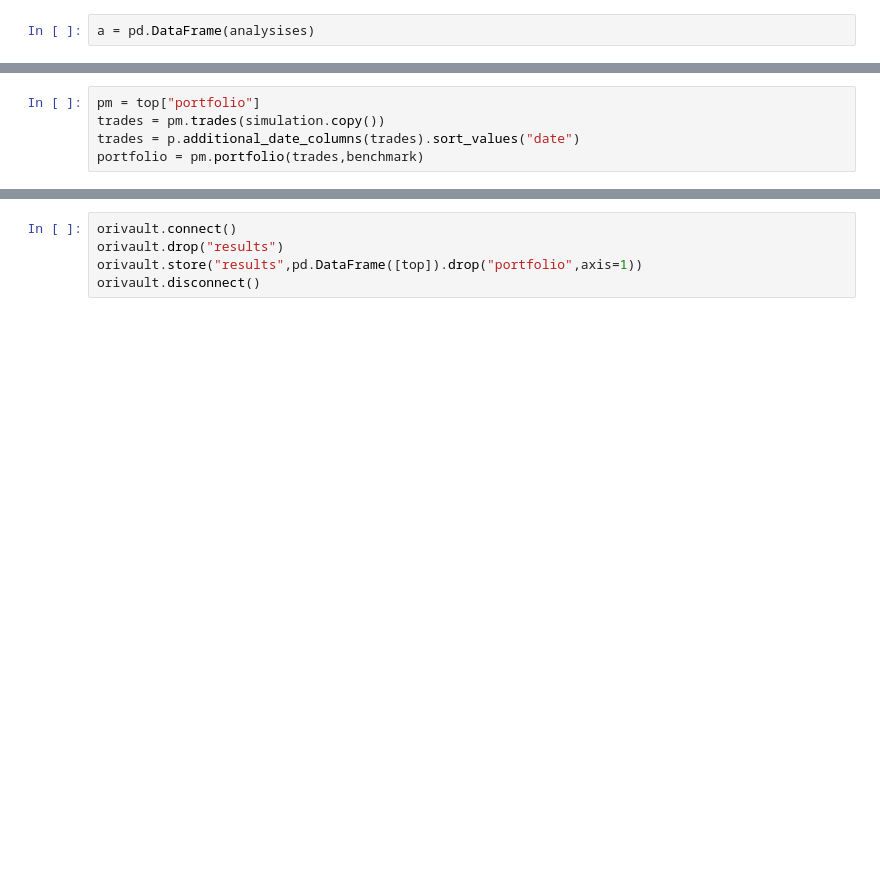
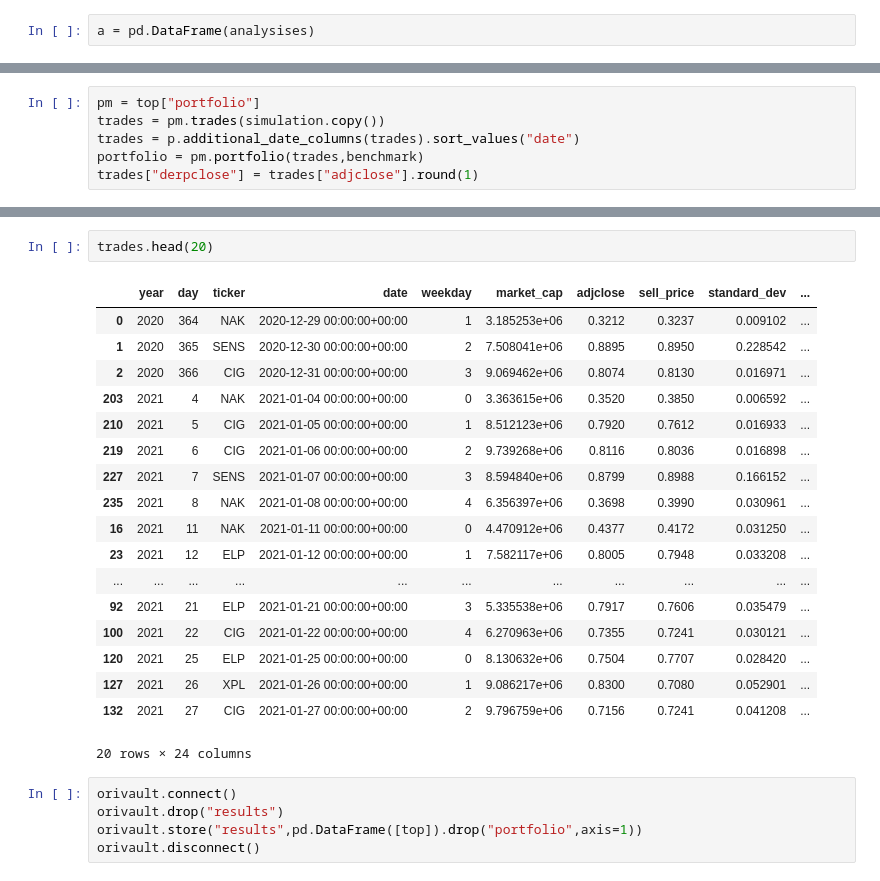
Before and after one commit to chung-ejy/orivault, a Jupyter notebook: strategies/alpaca_penny/penny_stocks_research.ipynb, the cells around one changed output, grey strips where cells are left out. Cells and saved outputs as stored; diff of their text form; blank space fills up the shorter version.

```diff
--- a/strategies/alpaca_penny/penny_stocks_research.ipynb
+++ b/strategies/alpaca_penny/penny_stocks_research.ipynb
@@ -150,4 +130,5 @@ pm = top["portfolio"]
 trades = pm.trades(simulation.copy())
 trades = p.additional_date_columns(trades).sort_values("date")
 portfolio = pm.portfolio(trades,benchmark)
+trades["derpclose"] = trades["adjclose"].round(1)
 # %%
@@ -167,3 +162,24 @@ np.float64(1.0192121778732988)
+# %%
+trades.head(20)
+# %% [output]
+|  | year | day | ticker | date | weekday | market_cap | adjclose | sell_price | standard_dev | ... |
+| 0 | 2020 | 364 | NAK | 2020-12-29 00:00:00+00:00 | 1 | 3.185253e+06 | 0.3212 | 0.3237 | 0.009102 | ... |
+| 1 | 2020 | 365 | SENS | 2020-12-30 00:00:00+00:00 | 2 | 7.508041e+06 | 0.8895 | 0.8950 | 0.228542 | ... |
+| 2 | 2020 | 366 | CIG | 2020-12-31 00:00:00+00:00 | 3 | 9.069462e+06 | 0.8074 | 0.8130 | 0.016971 | ... |
+| 203 | 2021 | 4 | NAK | 2021-01-04 00:00:00+00:00 | 0 | 3.363615e+06 | 0.3520 | 0.3850 | 0.006592 | ... |
+| 210 | 2021 | 5 | CIG | 2021-01-05 00:00:00+00:00 | 1 | 8.512123e+06 | 0.7920 | 0.7612 | 0.016933 | ... |
+| 219 | 2021 | 6 | CIG | 2021-01-06 00:00:00+00:00 | 2 | 9.739268e+06 | 0.8116 | 0.8036 | 0.016898 | ... |
+| 227 | 2021 | 7 | SENS | 2021-01-07 00:00:00+00:00 | 3 | 8.594840e+06 | 0.8799 | 0.8988 | 0.166152 | ... |
+| 235 | 2021 | 8 | NAK | 2021-01-08 00:00:00+00:00 | 4 | 6.356397e+06 | 0.3698 | 0.3990 | 0.030961 | ... |
+| 16 | 2021 | 11 | NAK | 2021-01-11 00:00:00+00:00 | 0 | 4.470912e+06 | 0.4377 | 0.4172 | 0.031250 | ... |
+| 23 | 2021 | 12 | ELP | 2021-01-12 00:00:00+00:00 | 1 | 7.582117e+06 | 0.8005 | 0.7948 | 0.033208 | ... |
+| ... | ... | ... | ... | ... | ... | ... | ... | ... | ... | ... |
+| 92 | 2021 | 21 | ELP | 2021-01-21 00:00:00+00:00 | 3 | 5.335538e+06 | 0.7917 | 0.7606 | 0.035479 | ... |
+| 100 | 2021 | 22 | CIG | 2021-01-22 00:00:00+00:00 | 4 | 6.270963e+06 | 0.7355 | 0.7241 | 0.030121 | ... |
+| 120 | 2021 | 25 | ELP | 2021-01-25 00:00:00+00:00 | 0 | 8.130632e+06 | 0.7504 | 0.7707 | 0.028420 | ... |
+| 127 | 2021 | 26 | XPL | 2021-01-26 00:00:00+00:00 | 1 | 9.086217e+06 | 0.8300 | 0.7080 | 0.052901 | ... |
+| 132 | 2021 | 27 | CIG | 2021-01-27 00:00:00+00:00 | 2 | 9.796759e+06 | 0.7156 | 0.7241 | 0.041208 | ... |
+20 rows × 24 columns
 # %%
 orivault.connect()
 orivault.drop("results")
```
Also changed, not shown: parts of 12 cells of this notebook, 4 other files.
